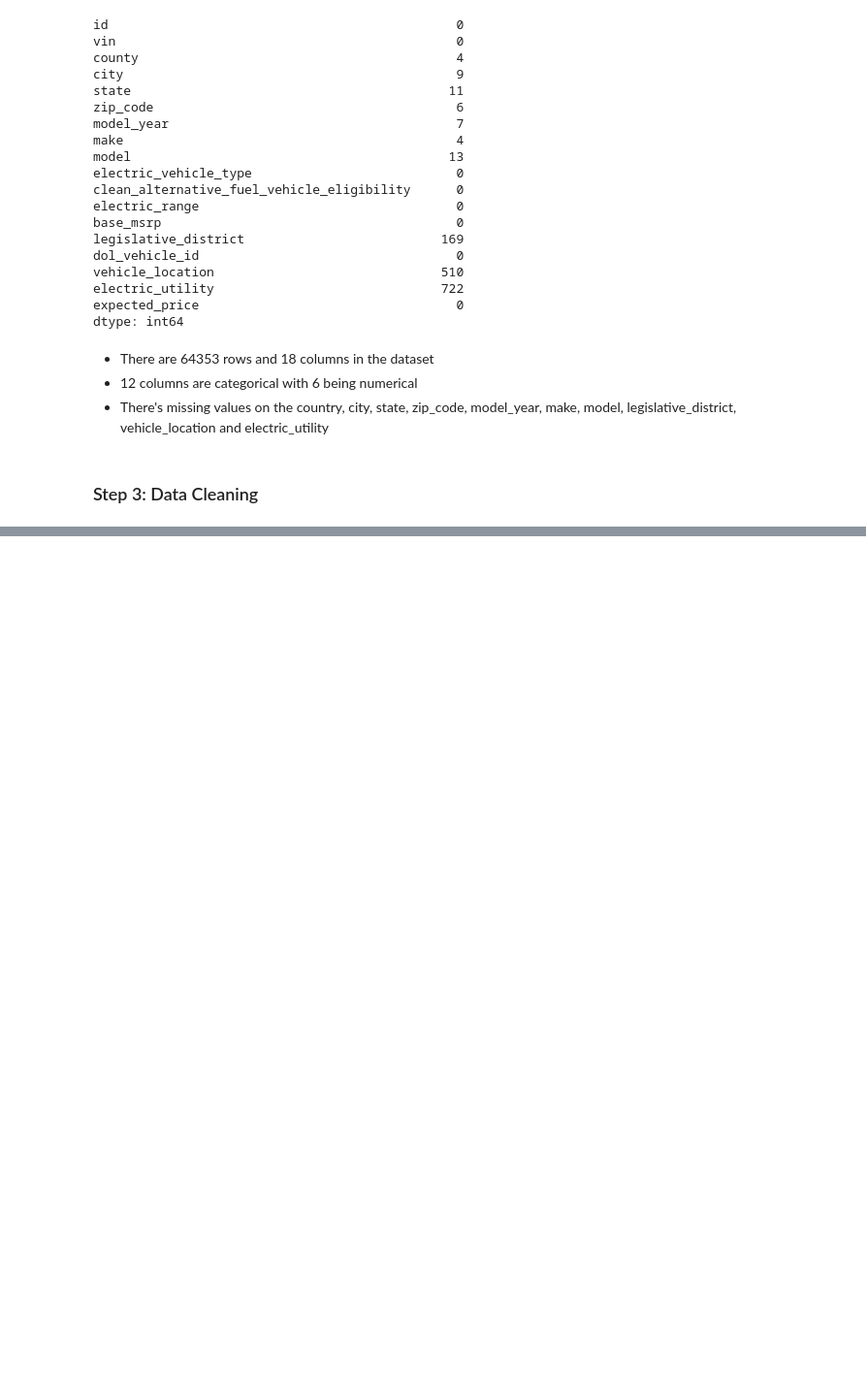
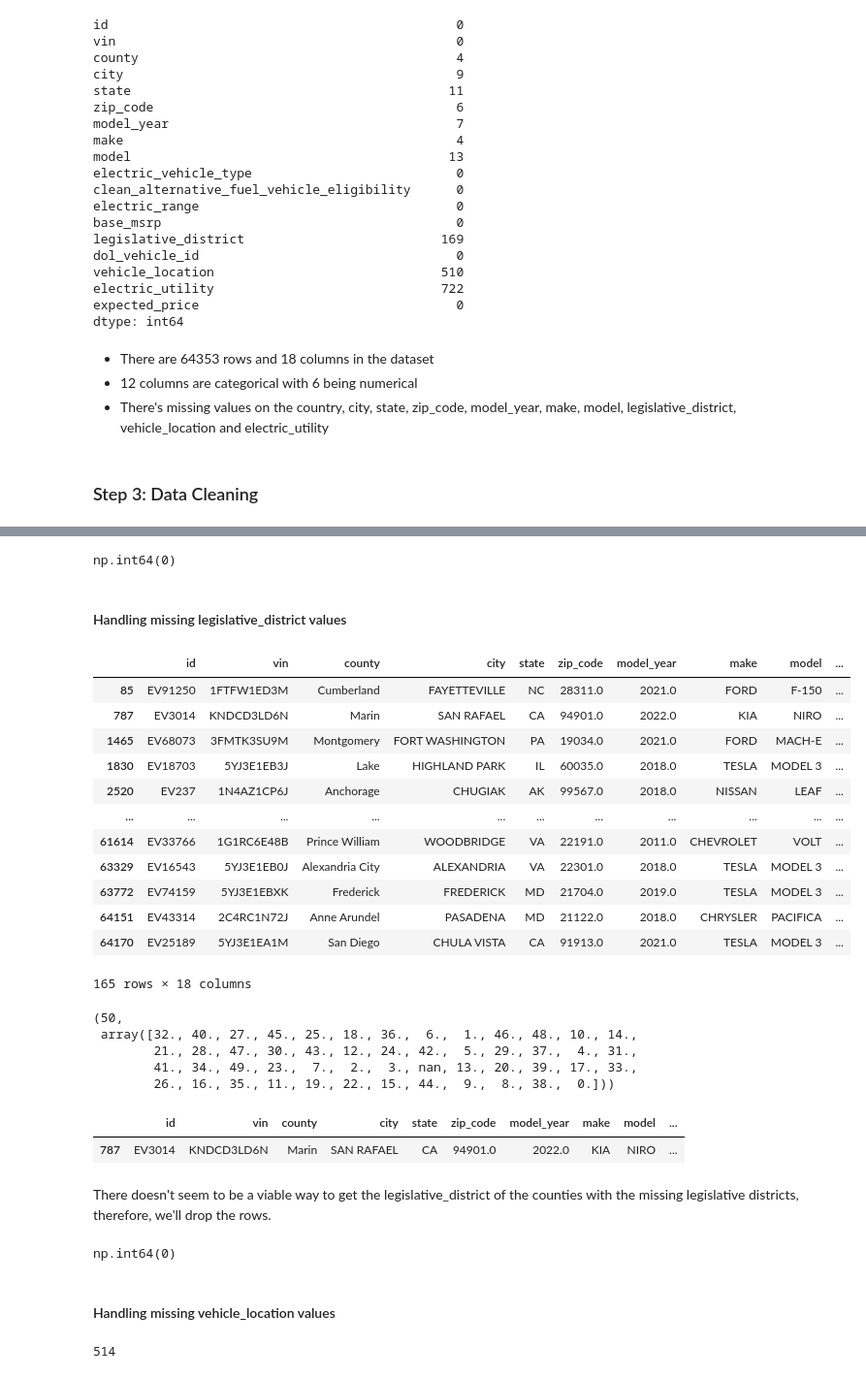
Before and after one commit to normanmunge/svm_model_electric_cars, a Jupyter notebook: svm-electric-cars-prediction.ipynb, the cells around one changed output, grey strips where cells are left out. Shown: that part at 97% size. Cells and saved outputs as stored; diff of their text form; code cells hidden in the pictures; blank space fills up the shorter version.

```diff
--- a/svm-electric-cars-prediction.ipynb
+++ b/svm-electric-cars-prediction.ipynb
@@ -137,0 +406,38 @@ profile = ProfileReport(df, title='Electric Cars in Washington State Department
+# %%
+df.model.isnull().sum()
+# %% [output]
+np.int64(0)
+# %% [markdown]
+#### Handling missing legislative_district values
+# %%
+missing_leg_districts = df[df.legislative_district.isnull()]
+missing_leg_districts
+# %% [output]
+|  | id | vin | county | city | state | zip_code | model_year | make | model | ... |
+| 85 | EV91250 | 1FTFW1ED3M | Cumberland | FAYETTEVILLE | NC | 28311.0 | 2021.0 | FORD | F-150 | ... |
+| 787 | EV3014 | KNDCD3LD6N | Marin | SAN RAFAEL | CA | 94901.0 | 2022.0 | KIA | NIRO | ... |
+| 1465 | EV68073 | 3FMTK3SU9M | Montgomery | FORT WASHINGTON | PA | 19034.0 | 2021.0 | FORD | MACH-E | ... |
+| 1830 | EV18703 | 5YJ3E1EB3J | Lake | HIGHLAND PARK | IL | 60035.0 | 2018.0 | TESLA | MODEL 3 | ... |
+| 2520 | EV237 | 1N4AZ1CP6J | Anchorage | CHUGIAK | AK | 99567.0 | 2018.0 | NISSAN | LEAF | ... |
+| ... | ... | ... | ... | ... | ... | ... | ... | ... | ... | ... |
+| 61614 | EV33766 | 1G1RC6E48B | Prince William | WOODBRIDGE | VA | 22191.0 | 2011.0 | CHEVROLET | VOLT | ... |
+| 63329 | EV16543 | 5YJ3E1EB0J | Alexandria City | ALEXANDRIA | VA | 22301.0 | 2018.0 | TESLA | MODEL 3 | ... |
+| 63772 | EV74159 | 5YJ3E1EBXK | Frederick | FREDERICK | MD | 21704.0 | 2019.0 | TESLA | MODEL 3 | ... |
+| 64151 | EV43314 | 2C4RC1N72J | Anne Arundel | PASADENA | MD | 21122.0 | 2018.0 | CHRYSLER | PACIFICA | ... |
+| 64170 | EV25189 | 5YJ3E1EA1M | San Diego | CHULA VISTA | CA | 91913.0 | 2021.0 | TESLA | MODEL 3 | ... |
+165 rows × 18 columns
+# %%
+df.legislative_district.nunique(), df.legislative_district.unique()
+# %% [output]
+(50,
+ array([32., 40., 27., 45., 25., 18., 36.,  6.,  1., 46., 48., 10., 14.,
+        21., 28., 47., 30., 43., 12., 24., 42.,  5., 29., 37.,  4., 31.,
+        41., 34., 49., 23.,  7.,  2.,  3., nan, 13., 20., 39., 17., 33.,
+        26., 16., 35., 11., 19., 22., 15., 44.,  9.,  8., 38.,  0.]))
+# %%
+df[(df.county == 'Marin') & (df.city == 'SAN RAFAEL') & (df.state == 'CA') & (df.zip_code == 94901.0)]
+# %% [output]
+|  | id | vin | county | city | state | zip_code | model_year | make | model | ... |
+| 787 | EV3014 | KNDCD3LD6N | Marin | SAN RAFAEL | CA | 94901.0 | 2022.0 | KIA | NIRO | ... |
+# %% [markdown]
+There doesn't seem to be a viable way to get the legislative_district of the counties with the missing legislative districts, therefore, we'll drop the rows.
@@ -137,0 +446,10 @@ profile = ProfileReport(df, title='Electric Cars in Washington State Department
+# %%
+df.legislative_district.isnull().sum()
+# %% [output]
+np.int64(0)
+# %% [markdown]
+#### Handling missing vehicle_location values
+# %%
+df.vehicle_location.nunique()
+# %% [output]
+514
```
Also changed, not shown: parts of 71 cells of this notebook.
